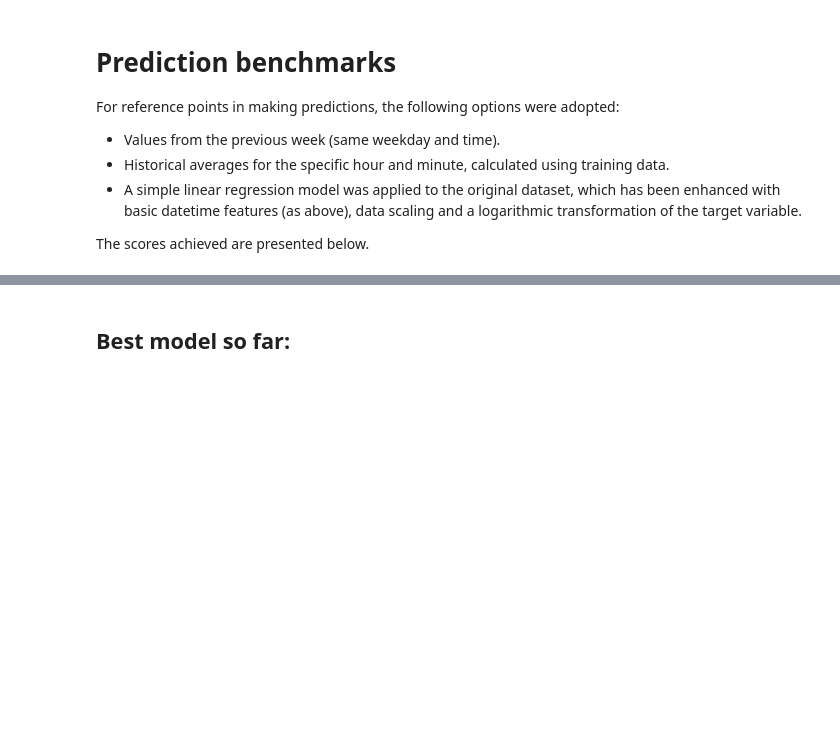
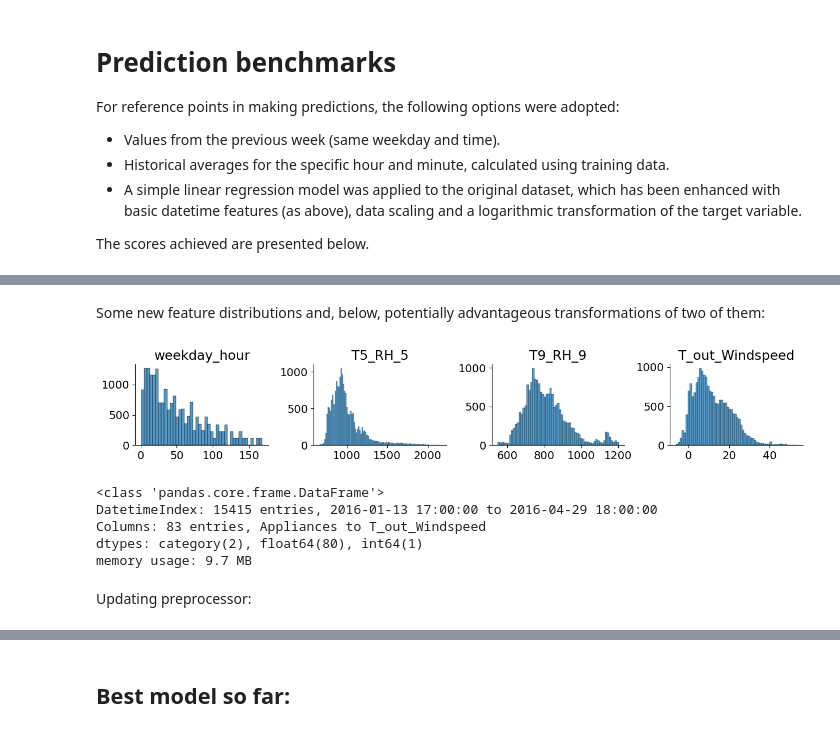
Before and after one commit to k-katarzyna/Appliances_Energy_Prediction, a Jupyter notebook: Appliances_energy_prediction/1_experiments.ipynb, the cells around one changed output, grey strips where cells are left out. Drawn from its saved outputs; the diff is of its cells as text; code cells hidden in the pictures; blank space fills up the shorter version.

```diff
--- a/Appliances_energy_prediction/1_experiments.ipynb
+++ b/Appliances_energy_prediction/1_experiments.ipynb
@@ -424,0 +411,34 @@ As one can see above, increasing weight for observations with high values worsen
+# %% [markdown]
+Some new feature distributions and, below, potentially advantageous transformations of two of them:
+# %%
+features = itemgetter(1, 7, 10, 12)(enhancer.interaction_features_)
+histplots_grid(1, 4, enhanced_data, features=features)
+# %% [output]
+[figure, added]
+# %%
+enhanced_data[["T_out_Windspeed"]] = (enhanced_data[["T_out_Windspeed"]]
+                                      + np.abs(enhanced_data[["T_out_Windspeed"]].min()))
+enhanced_data[["T5_RH_5", "T_out_Windspeed"]] = np.log1p(enhanced_data[["T5_RH_5", "T_out_Windspeed"]])
+
+# saving current data version (full) just in case
+path = os.path.join("data", "modified_data", "enhanced_data.feather")
+enhanced_data.to_feather(path)
+
+# loading list of columns used in last experiment best run
+column_names_path = os.path.join("mlruns", "1", "cccaafc84bc142c08aa2a3169be672b1",
+                                 "artifacts", "tmp8qfa1wps.json")
+with open(column_names_path, "r") as file:
+    column_names = json.load(file)
+
+X_train, X_test = return_train_test_data(enhanced_data[column_names + enhancer.interaction_features_],
+                                         N_TEST,
+                                         xy=False)
+X_train.info(verbose=False)
+# %% [output]
+<class 'pandas.core.frame.DataFrame'>
+DatetimeIndex: 15415 entries, 2016-01-13 17:00:00 to 2016-04-29 18:00:00
+Columns: 83 entries, Appliances to T_out_Windspeed
+dtypes: category(2), float64(80), int64(1)
+memory usage: 9.7 MB
+# %% [markdown]
+Updating preprocessor:
```
Also changed, not shown: parts of 81 cells of this notebook, 9 other files.
